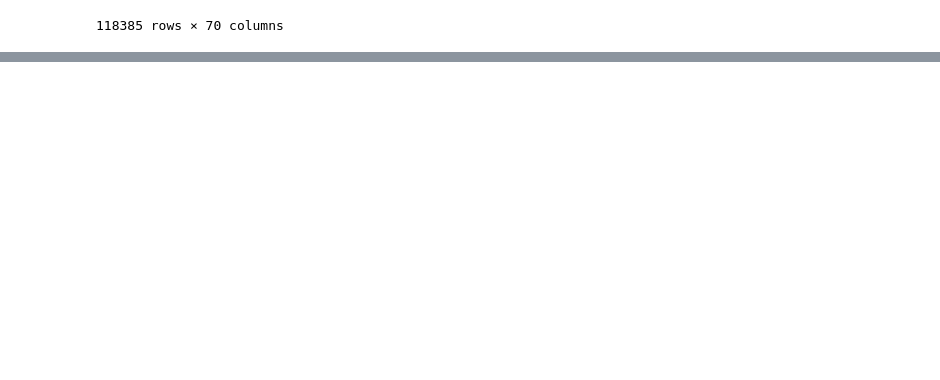
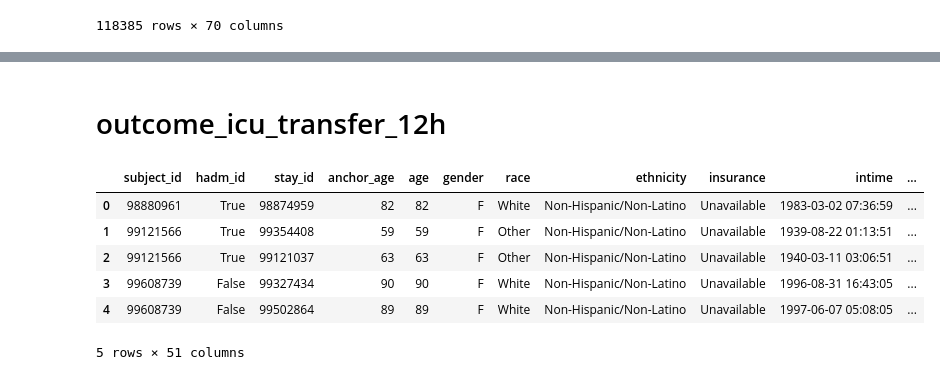
Before and after one commit to fengx13/mc-med-benchmark, a Jupyter notebook: data clean.ipynb, the cells around one changed output, grey strips where cells are left out. Cells and saved outputs as stored; diff of their text form; code cells hidden in the pictures; blank space fills up the shorter version.

Commit message:
Add updated data clean notebook

```diff
--- a/data clean.ipynb
+++ b/data clean.ipynb
@@ -766,0 +874,13 @@ visits.to_csv('cleaned_visits_with_outcome.csv', index=False)  # 不保存行索
+# %% [markdown]
+# outcome_icu_transfer_12h
+# %%
+group1=pd.read_csv("/Users/liuyunqian/Desktop/Duke/resume and rsearch stuff/research/stanford data/group1_df.csv")
+group1.head()
+# %% [output]
+|  | subject_id | hadm_id | stay_id | anchor_age | age | gender | race | ethnicity | insurance | intime | ... |
+| 0 | 98880961 | True | 98874959 | 82 | 82 | F | White | Non-Hispanic/Non-Latino | Unavailable | 1983-03-02 07:36:59 | ... |
+| 1 | 99121566 | True | 99354408 | 59 | 59 | F | Other | Non-Hispanic/Non-Latino | Unavailable | 1939-08-22 01:13:51 | ... |
+| 2 | 99121566 | True | 99121037 | 63 | 63 | F | Other | Non-Hispanic/Non-Latino | Unavailable | 1940-03-11 03:06:51 | ... |
+| 3 | 99608739 | False | 99327434 | 90 | 90 | F | White | Non-Hispanic/Non-Latino | Unavailable | 1996-08-31 16:43:05 | ... |
+| 4 | 99608739 | False | 99502864 | 89 | 89 | F | White | Non-Hispanic/Non-Latino | Unavailable | 1997-06-07 05:08:05 | ... |
+5 rows × 51 columns
```
Also changed, not shown: parts of 19 cells of this notebook.
